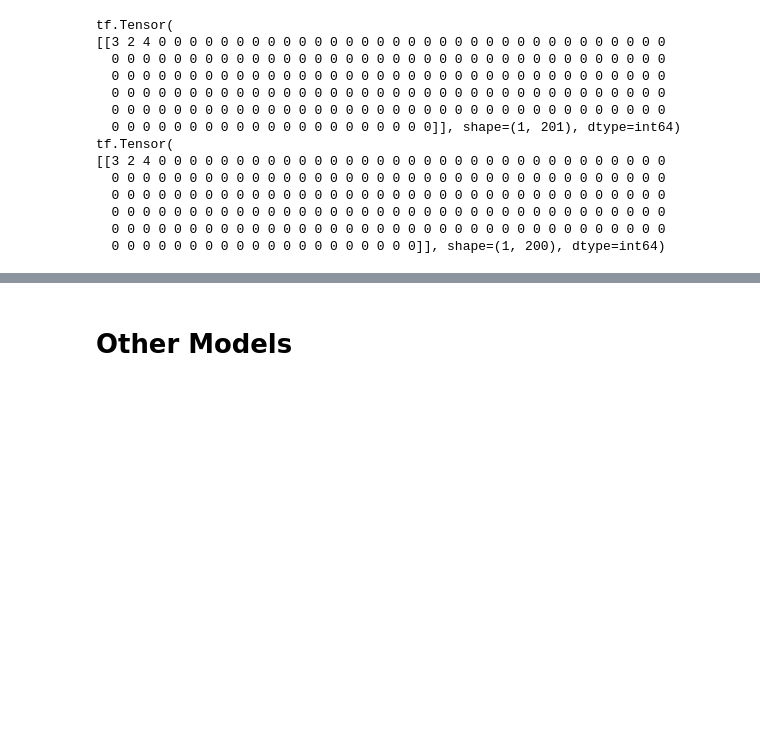
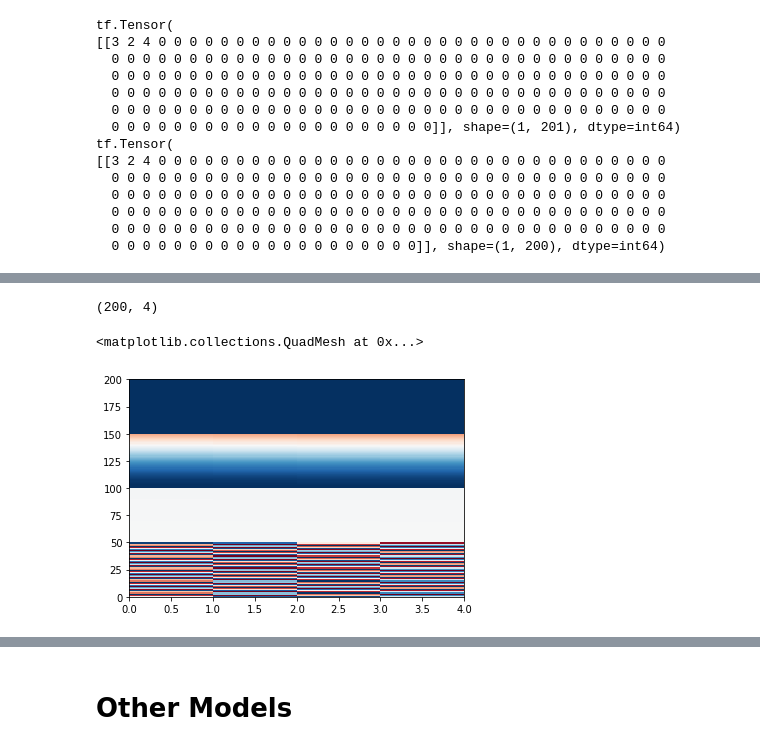
Before and after one commit to StefB4/Head2Eye, a Jupyter notebook: Seq2Seq-DatasetsDiff.ipynb, the cells around one changed output, grey strips where cells are left out. Cells and saved outputs as stored; diff of their text form; code cells hidden in the pictures; blank space fills up the shorter version.

```diff
--- a/Seq2Seq-DatasetsDiff.ipynb
+++ b/Seq2Seq-DatasetsDiff.ipynb
@@ -830,0 +846,21 @@ print(1/0)
+# %%
+a_sequence_length = 200
+a_embed_dim = 4
+a_pos_embed = np.zeros((a_sequence_length,a_embed_dim))
+for pos in range(a_sequence_length):
+    for i in range(0, a_embed_dim, 2):
+        a_pos_embed[pos,i] = math.sin(pos / (10000 ** ((2 * i)/a_embed_dim)))
+        a_pos_embed[pos,i+1] = math.cos(pos / (10000 ** ((2 * (i + 1))/a_embed_dim)))
+#a_pos_embed = tf.convert_to_tensor(a_pos_embed)
+#a_pos_embed = tf.cast(a_pos_embed, tf.float32)
+
+a_pos_embed = tf.reshape(a_pos_embed, (a_sequence_length, a_embed_dim//2, 2))
+a_pos_embed = tf.transpose(a_pos_embed, (2, 1, 0))
+a_pos_embed = tf.reshape(a_pos_embed, (a_sequence_length, a_embed_dim))
+
+print(a_pos_embed.shape)
+plt.pcolormesh(a_pos_embed, cmap='RdBu')
+# %% [output]
+(200, 4)
+<matplotlib.collections.QuadMesh at 0x...>
+[figure, added]
```
Also changed, not shown: parts of 11 cells of this notebook, 24 other files.
